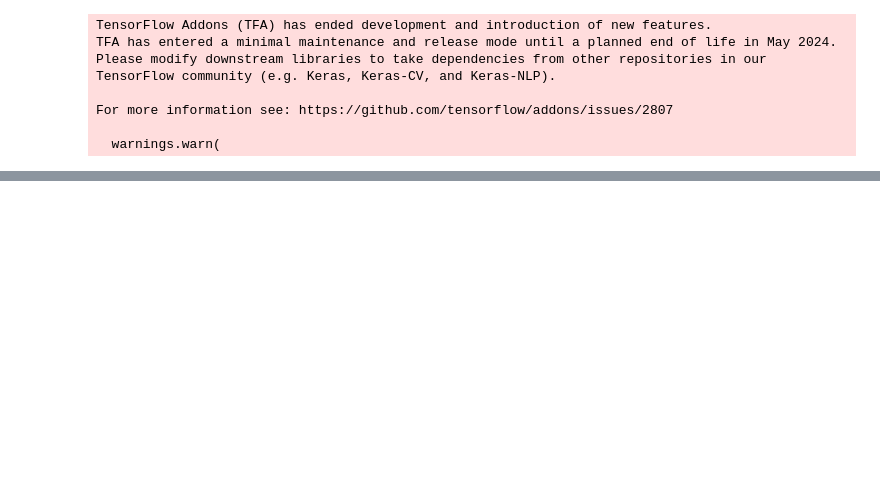
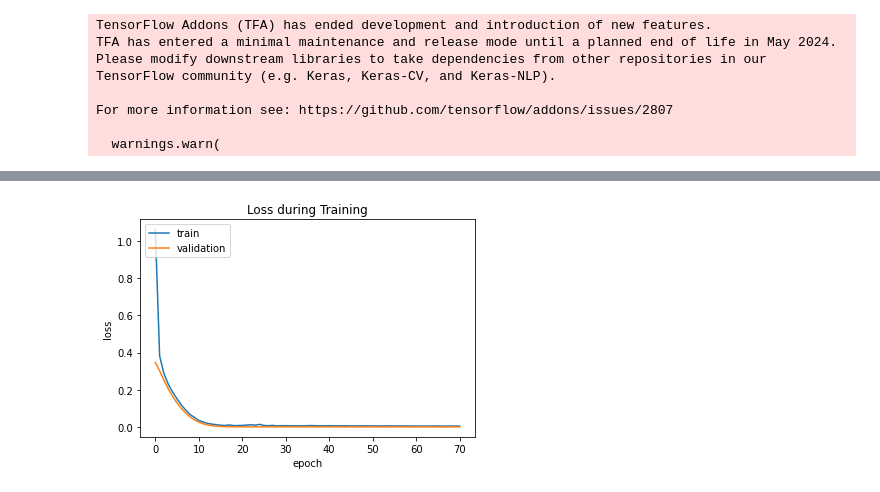
Before and after one commit to cchandel-dev/object-detection, a Jupyter notebook: custom object detection/Transformer based Object Detection.ipynb, the cells around one changed output, grey strips where cells are left out. Drawn from its saved outputs; the diff is of its cells as text; code cells hidden in the pictures; blank space fills up the shorter version.

Commit message:
model performance tracking, begining changes to transformer model to enable YOLOV datasets

```diff
--- a/custom object detection/Transformer based Object Detection.ipynb
+++ b/custom object detection/Transformer based Object Detection.ipynb
@@ -118,3 +120,5 @@ Downloading data from https://data.caltech.edu/records/mzrjq-6wc02/files/caltech
+# %%
+architecture_id = 'base architecture'
 # %%
 def mlp(x, hidden_units, dropout_rate):
     for units in hidden_units:
@@ -260,6 +264,11 @@ def create_vit_object_detector(
 
     # return Keras model.
     return keras.Model(inputs=inputs, outputs=bounding_box)
+# %%
+def calculate_iou(y_true, y_pred):
+    intersection = tf.reduce_sum(tf.minimum(y_true, y_pred))
+    union = tf.reduce_sum(tf.maximum(y_true, y_pred))
+    return intersection / union
 # %%
 def run_experiment(model, learning_rate, weight_decay, batch_size, num_epochs):
 
@@ -268,7 +277,7 @@ def run_experiment(model, learning_rate, weight_decay, batch_size, num_epochs):
     )
 
     # Compile model.
-    model.compile(optimizer=optimizer, loss=keras.losses.MeanSquaredError())
+    model.compile(optimizer=optimizer, loss=keras.losses.MeanSquaredError(), metrics = [calculate_iou])
 
     checkpoint_filepath = "logs/"
     checkpoint_callback = keras.callbacks.ModelCheckpoint(
@@ -486,3 +495,23 @@ mean_iou: 0.8852535657924376
 [figure]
 [figure]
 [figure]
+# %%
+folder_count = 0  # type: int
+input_path = "vit-model performance"  # type: str
+for folders in os.listdir(input_path):  # loop over all files
+    if os.path.isdir(os.path.join(input_path, folders)):  # if it's a directory
+        folder_count += 1  # increment counter
+new_folder = os.path.join(input_path, 'model '+ str(folder_count) + ' - ' + architecture_id)
+os.mkdir(new_folder)
+# %%
+plt.plot(history.history['loss'])
+plt.plot(history.history['val_loss'])
+plt.title('Loss during Training')
+plt.ylabel('loss')
+plt.xlabel('epoch')
+plt.legend(['train', 'validation'], loc='upper left')
+model_file = os.path.join(new_folder, 'loss.png')
+plt.savefig(model_file,dpi=600, facecolor='w')
+plt.show()
+# %% [output]
+[figure, added]
```
Also changed, not shown: parts of 6 cells of this notebook, 26 other files.
